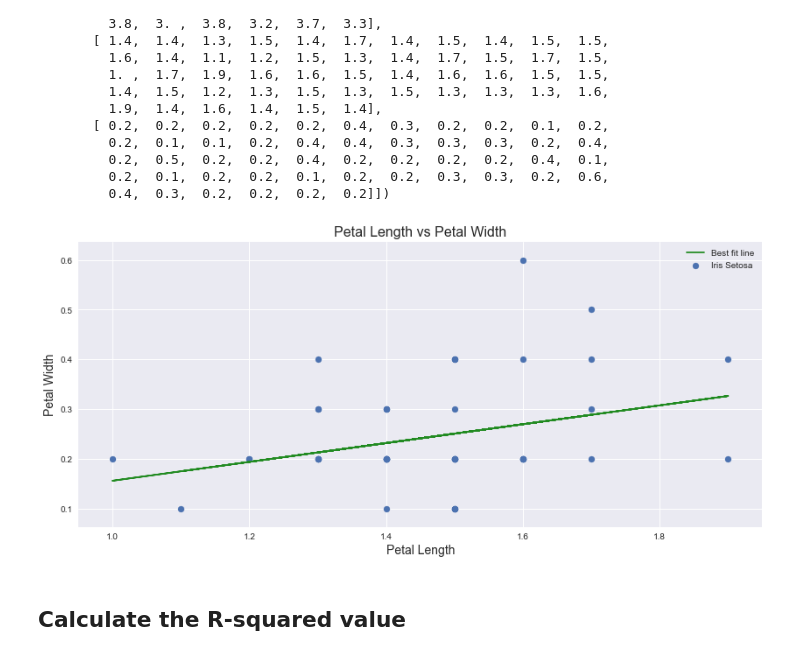
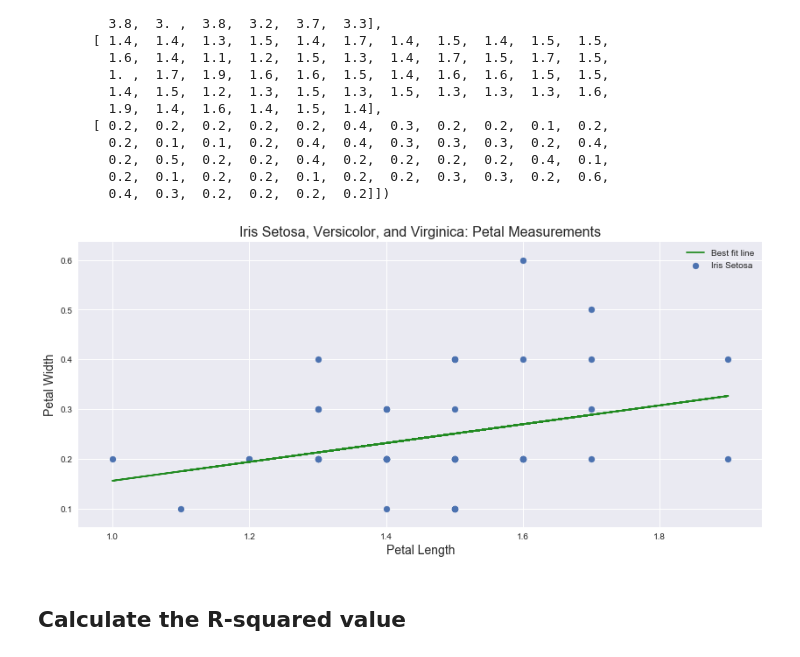
Before and after one commit to taraokelly/Problem-set-Jupyter-Pyplot-and-Numpy, a Jupyter notebook: solutions/solution.ipynb, the cells around one changed output. Cells and saved outputs as stored; diff of their text form; code cells hidden in the pictures.

```diff
--- a/solutions/solution.ipynb
+++ b/solutions/solution.ipynb
@@ -191,33 +192,33 @@ array([[ 5.1,  4.9,  4.7,  4.6,  5. ,  5.4,  4.6,  5. ,  4.4,  4.9,  5.4,
 # %%
 # https://github.com/emerging-technologies/emerging-technologies.github.io/blob/master/notebooks/simple-linear-regression.ipynb
 # Calculate the best values for m and c.
 petal_length_avg = np.mean(setosa_data[2])
 petal_width_avg = np.mean(setosa_data[3])
 
 petal_length_zero = setosa_data[2] - petal_length_avg
 petal_width_zero = setosa_data[3] - petal_width_avg
 
 m = np.sum(petal_length_zero * petal_width_zero) / np.sum(petal_length_zero * petal_length_zero)
 c = petal_width_avg - m * petal_length_avg
 
 # Plot Setosa measurements
 plt.scatter(setosa_data[2],setosa_data[3],marker='o', label='Iris Setosa')
 
 # Plot best fit line
 plt.plot(setosa_data[2], m * setosa_data[2] + c, 'forestgreen', label='Best fit line')
 
 # Add title
-plt.title('Petal Length vs Petal Width', fontsize=16)
+plt.title('Iris Setosa, Versicolor, and Virginica: Petal Measurements', fontsize=16)
 
 # Add labels
 plt.xlabel('Petal Length', fontsize=14)
 plt.ylabel('Petal Width', fontsize=14)
 
 plt.legend()
 # Print graph
 plt.show()
 # %% [output]
-[figure, old version]
+[figure, new version]
 # %% [markdown]
 ## Calculate the R-squared value
 # %%
```
Also changed, not shown: parts of 1 cell of this notebook.
